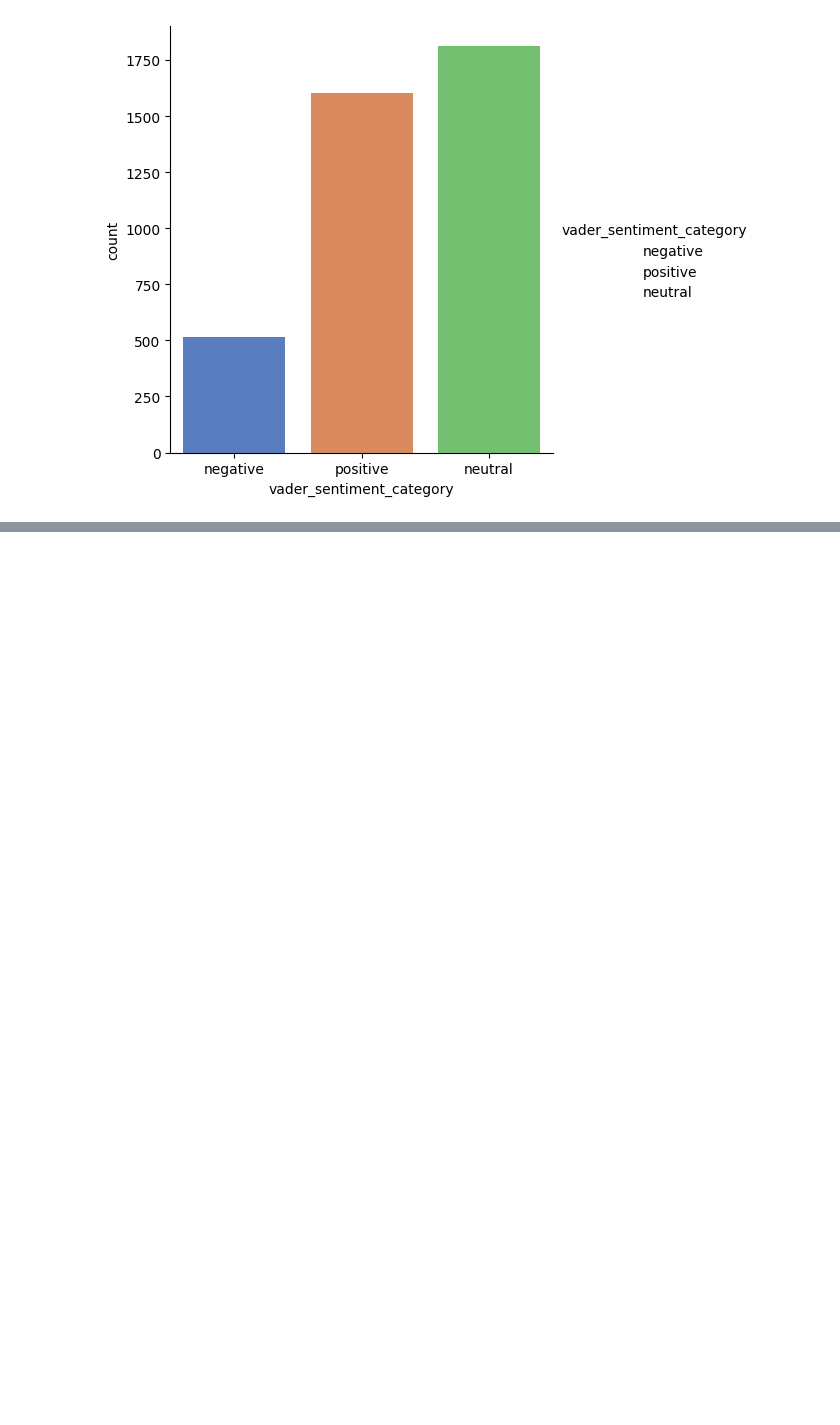
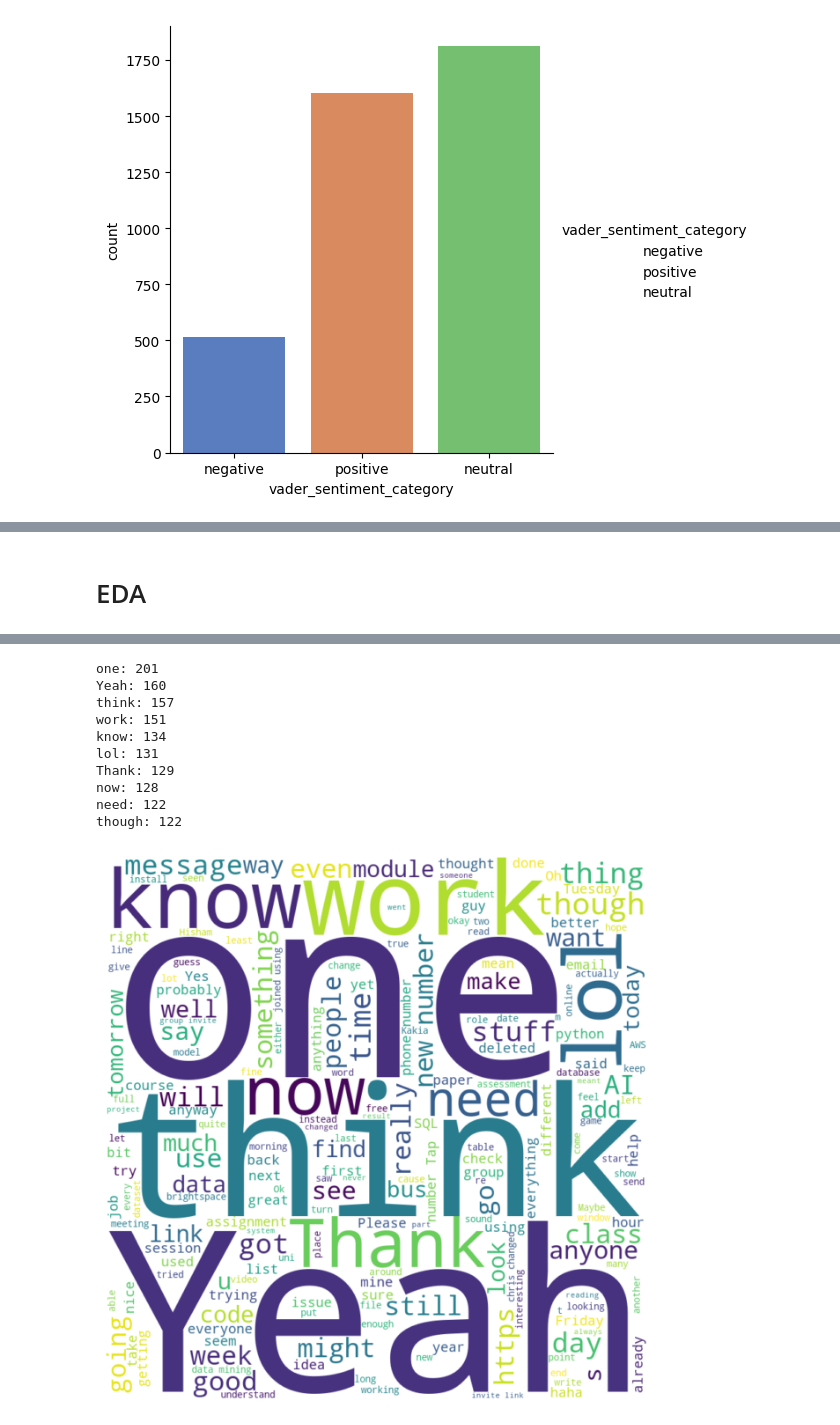
Before and after one commit to leroyokosi/msc_whatsapp_analysis, a Jupyter notebook: code.ipynb, the cells around one changed output, grey strips where cells are left out. Saved outputs shown, nothing was run; the diff lists cells and outputs as text; code cells hidden in the pictures; blank space fills up the shorter version.

```diff
--- a/code.ipynb
+++ b/code.ipynb
@@ -195,3 +195,33 @@ df.head(10)
 | 7 | Vincent | First day in class | 2022-09-26 06:44:53 | 0.000 | 1.000 | 0.000 | 0.0000 | neutral |
 | 8 | Vincent | Let's know how it went | 2022-09-26 06:45:20 | 0.000 | 1.000 | 0.000 | 0.0000 | neutral |
 | 9 | Vincent | We joining y'all soon | 2022-09-26 06:45:28 | 0.000 | 1.000 | 0.000 | 0.0000 | neutral |
+# %% [markdown]
+# EDA
+# %%
+"""The wordcloud library would give an insight of the most used words in the User."""
+
+import nltk
+from nltk.corpus import stopwords
+nltk.download(["stopwords","vader_lexicon","punkt"])
+from wordcloud import WordCloud
+
+# creating wordcloud
+stop_words = set(stopwords.words('english'))
+
+reviews = [word for word in df['Message'] if word not in stop_words]
+
+wordcloud = WordCloud(width=800, height=800, background_color='white').generate(' '.join(reviews))
+
+# Get word frequencies
+word_frequencies = wordcloud.process_text(' '.join(reviews))
+
+# Print top 10 words
+top_words = sorted(word_frequencies.items(), key=lambda x: x[1], reverse=True)[:10]
+for word, frequency in top_words:
+    print(f"{word}: {frequency}")
+
+plt.figure(figsize=(8,8))
+plt.imshow(wordcloud, interpolation='bilinear')
+plt.axis("off")
+plt.show()
+# %% [output]
@@ -197,0 +237,11 @@ df.head(10)
+one: 201
+Yeah: 160
+think: 157
+work: 151
+know: 134
+lol: 131
+Thank: 129
+now: 128
+need: 122
+though: 122
+[figure, added]
```
Also changed, not shown: parts of 9 cells of this notebook.
